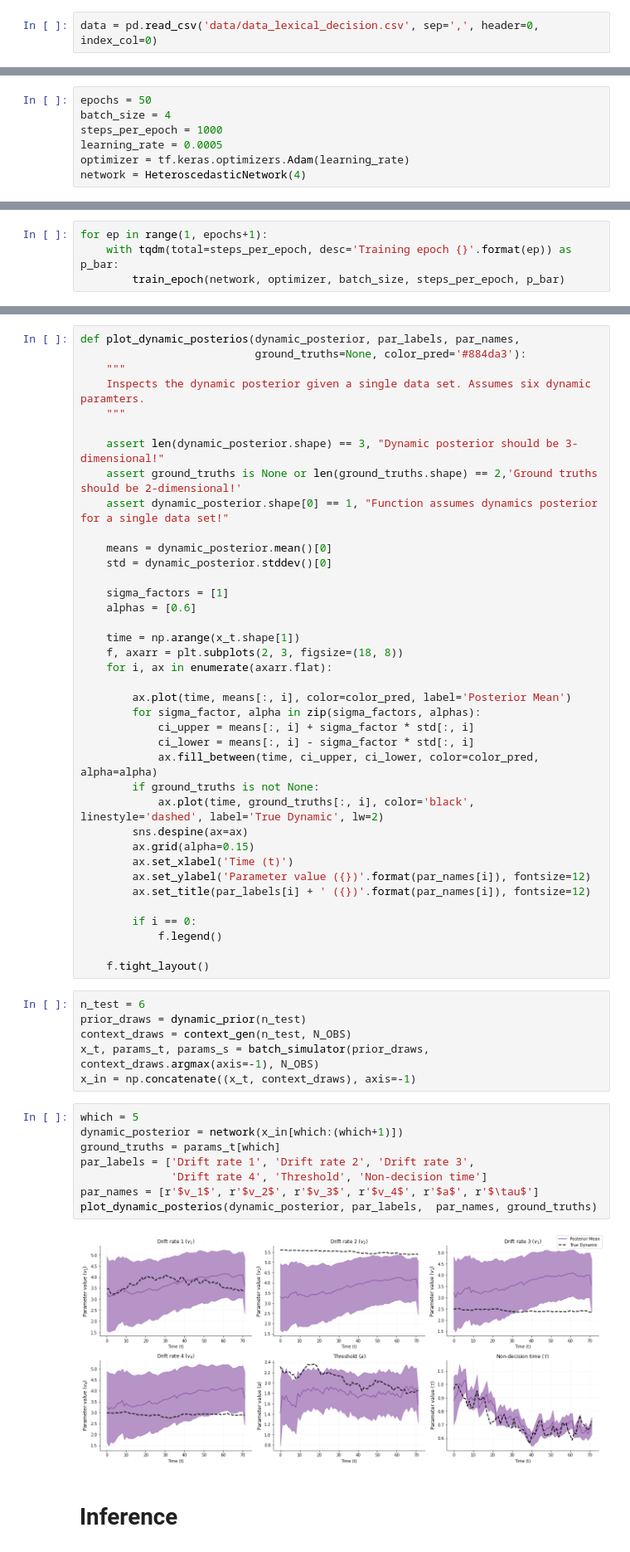
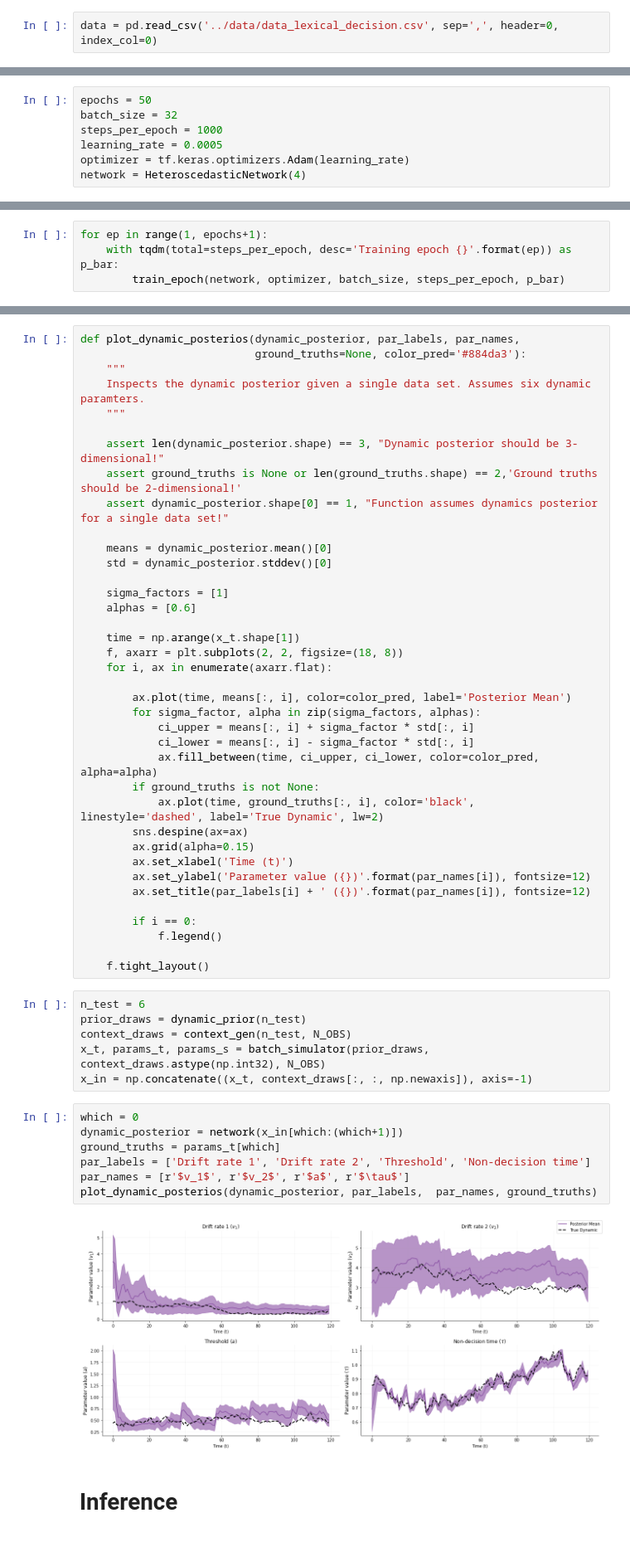
Before and after one commit to LuSchumacher/dynamic_models, a Jupyter notebook: notebooks/Dynamic_Simple_Playground.ipynb, the cells around one changed output, grey strips where cells are left out. Shown at 83% size. Drawn from its saved outputs; the diff is of its cells as text.

```diff
--- a/notebooks/Dynamic_Simple_Playground.ipynb
+++ b/notebooks/Dynamic_Simple_Playground.ipynb
@@ -18,7 +18,7 @@ import talib
 # %% [markdown]
 # Load data
 # %%
-data = pd.read_csv('data/data_lexical_decision.csv', sep=',', header=0, index_col=0)
+data = pd.read_csv('../data/data_lexical_decision.csv', sep=',', header=0, index_col=0)
 # %%
 def inspect_person(which_id=2, plot_raw=False, figsize=(16, 6)):
     """
@@ -206,7 +206,7 @@ def train_epoch(network, optimizer, batch_size, steps_per_epoch, p_bar):
 N_OBS = 120
 # %%
 epochs = 50
-batch_size = 4
+batch_size = 32
 steps_per_epoch = 1000
 learning_rate = 0.0005
 optimizer = tf.keras.optimizers.Adam(learning_rate)
@@ -235,7 +240,7 @@ def plot_dynamic_posterios(dynamic_posterior, par_labels, par_names,
     alphas = [0.6]
 
     time = np.arange(x_t.shape[1])
-    f, axarr = plt.subplots(2, 3, figsize=(18, 8))
+    f, axarr = plt.subplots(2, 2, figsize=(18, 8))
     for i, ax in enumerate(axarr.flat):
 
         ax.plot(time, means[:, i], color=color_pred, label='Posterior Mean')
@@ -259,18 +264,17 @@ def plot_dynamic_posterios(dynamic_posterior, par_labels, par_names,
 n_test = 6
 prior_draws = dynamic_prior(n_test)
 context_draws = context_gen(n_test, N_OBS)
-x_t, params_t, params_s = batch_simulator(prior_draws, context_draws.argmax(axis=-1), N_OBS)
-x_in = np.concatenate((x_t, context_draws), axis=-1)
+x_t, params_t, params_s = batch_simulator(prior_draws, context_draws.astype(np.int32), N_OBS)
+x_in = np.concatenate((x_t, context_draws[:, :, np.newaxis]), axis=-1)
 # %%
-which = 5
+which = 0
 dynamic_posterior = network(x_in[which:(which+1)])
 ground_truths = params_t[which]
-par_labels = ['Drift rate 1', 'Drift rate 2', 'Drift rate 3',
-              'Drift rate 4', 'Threshold', 'Non-decision time']
-par_names = [r'$v_1$', r'$v_2$', r'$v_3$', r'$v_4$', r'$a$', r'$\tau$']
+par_labels = ['Drift rate 1', 'Drift rate 2', 'Threshold', 'Non-decision time']
+par_names = [r'$v_1$', r'$v_2$', r'$a$', r'$\tau$']
 plot_dynamic_posterios(dynamic_posterior, par_labels,  par_names, ground_truths)
 # %% [output]
-[figure, old version]
+[figure, new version]
 # %% [markdown]
 # Inference
 # %%
```
Also changed, not shown: parts of 2 cells of this notebook, 2 other files.
